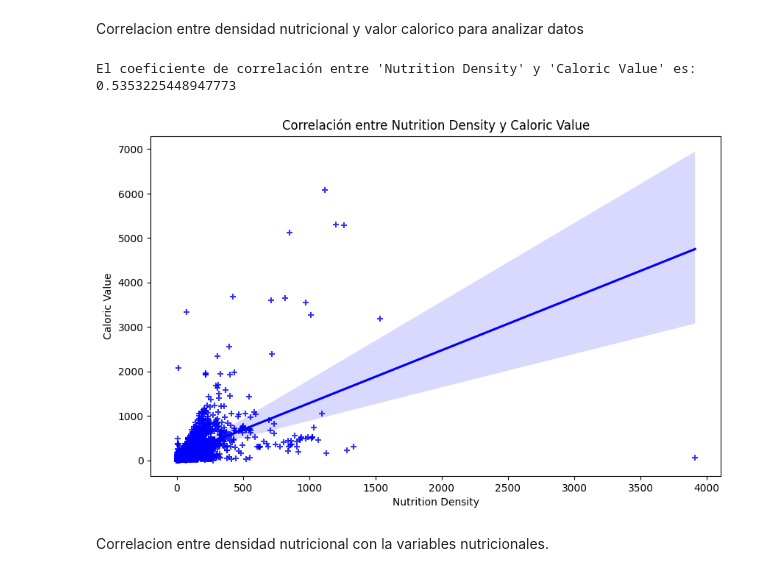
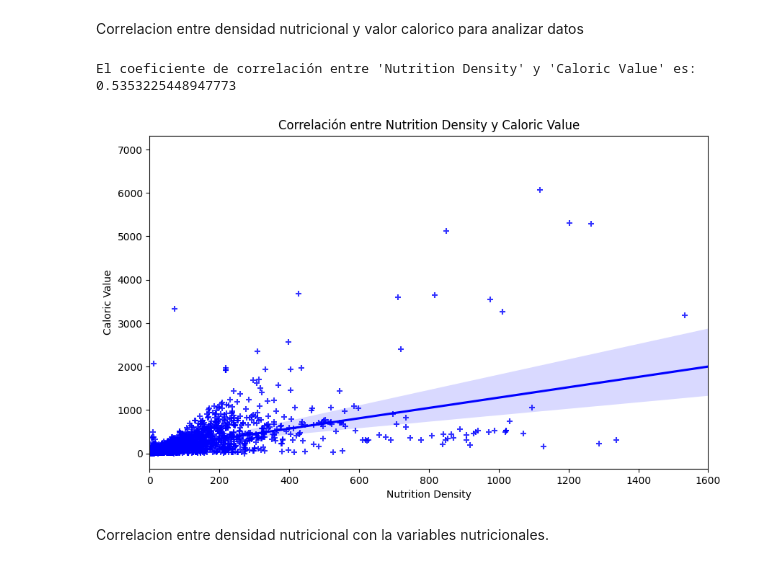
Before and after one commit to NatanCuello30/Data-Science-1, a Jupyter notebook: DataScience/FINAL_FOOD_DATASET/ProyectoDS_Parte1_+Cuello.ipynb, the cells around one changed output. Cells and saved outputs as stored; diff of their text form; code cells hidden in the pictures.

```diff
--- a/DataScience/FINAL_FOOD_DATASET/ProyectoDS_Parte1_+Cuello.ipynb
+++ b/DataScience/FINAL_FOOD_DATASET/ProyectoDS_Parte1_+Cuello.ipynb
@@ -1014,23 +1019,26 @@ Correlacion entre densidad nutricional y valor calorico para analizar datos
 # %%
 
 # Calcular el coeficiente de correlación
 correlation = Test_df['Nutrition Density'].corr(Test_df['Caloric Value'])
 print(f"El coeficiente de correlación entre 'Nutrition Density' y 'Caloric Value' es: {correlation}")
 
 # Graficar la relación entre 'Nutrition Density' y 'Caloric Value'
 plt.figure(figsize=(10, 6))  # Puedes ajustar el tamaño del gráfico según tus necesidades
 sns.regplot(x='Nutrition Density', y='Caloric Value', data=Test_df, color='blue', marker='+')
 
 # Añadir título y etiquetas a los ejes
 plt.title('Correlación entre Nutrition Density y Caloric Value')
 plt.xlabel('Nutrition Density')
 plt.ylabel('Caloric Value')
 
+# Establecer el límite del eje X
+plt.xlim(0, 1600)
+
 # Mostrar el gráfico
 plt.show()
 # %% [output]
 El coeficiente de correlación entre 'Nutrition Density' y 'Caloric Value' es: 0.5353225448947773
-[figure, old version]
+[figure, new version]
 # %% [markdown]
 Correlacion entre densidad nutricional con la variables nutricionales.
 # %%
```
Also changed, not shown: parts of 11 cells of this notebook.
